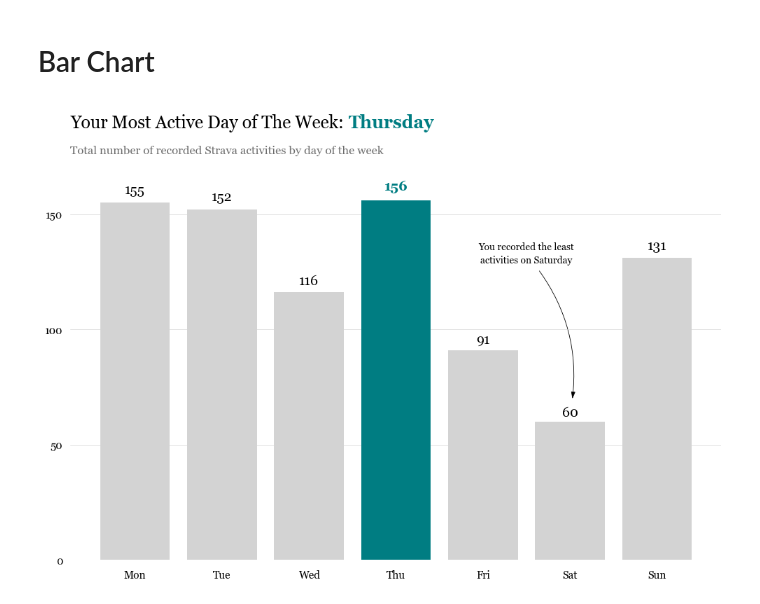
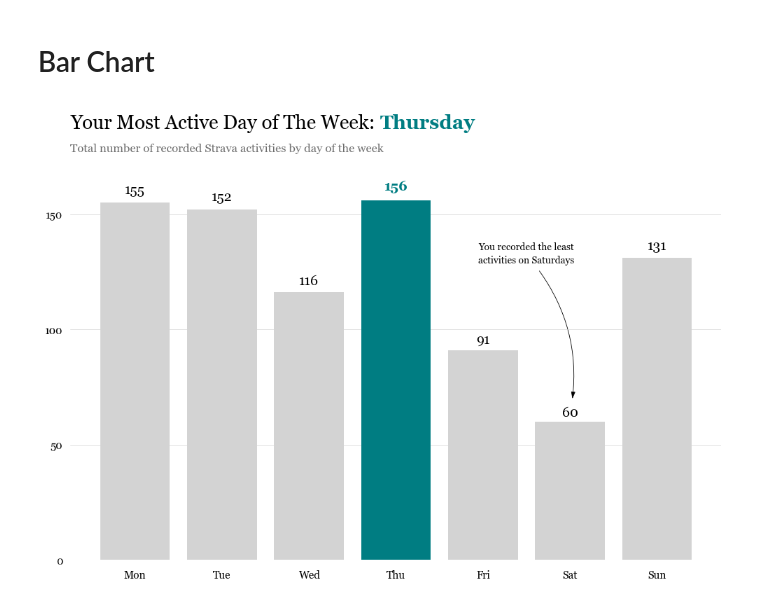
Before and after one commit to anw-g01/strava-data-analysis, a Jupyter notebook: notebooks/activities_by_weekday.ipynb, the cells around one changed output. Drawn from its saved outputs; the diff is of its cells as text; code cells hidden in the pictures.

```diff
--- a/notebooks/activities_by_weekday.ipynb
+++ b/notebooks/activities_by_weekday.ipynb
@@ -126,35 +126,35 @@ ax_arrow(
 ax.text(
     x=x_text, y=y_text * 1.015,
     # s=f"the majority of\nyour activites started\naround {x_peak:.0f}:00",
-    s=f"You recorded the least\nactivities on {lowest_day}",
+    s=f"You recorded the least\nactivities on {lowest_day}s",
     ha="center",
     va="bottom",
     fontsize=10,
     linespacing=1.45
 )
 
 # chart title
 x_value, y_value = 0.125, 1.02
 fig_text(
     x=x_value, y=y_value,
     s=f"Your Most Active Day of The Week: <{highlight_day}>",
     highlight_textprops=[
         {"color": highlight_colour, "weight": "bold"},
     ],
-    fontsize=18
+    fontsize=20
 )
 
 # chart subtitle
 fig.text(
-    x=x_value, y=y_value * 0.92,
+    x=x_value, y=y_value * 0.925,
     s="Total number of recorded Strava activities by day of the week",
     size=12,
     color="#6e6e6e"
 )
 
 # save figure as SVG
 plt.savefig("../images/activities_by_weekday.svg", bbox_inches="tight")
 
 plt.show()
 # %% [output]
-[figure, old version]
+[figure, new version]
```
Also changed, not shown: 7 other files.
